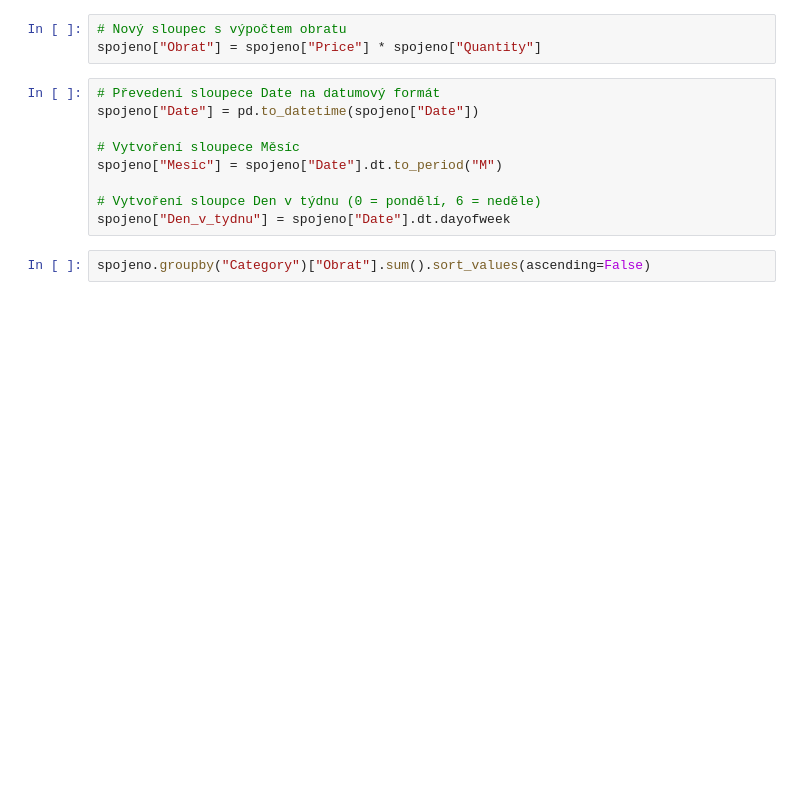
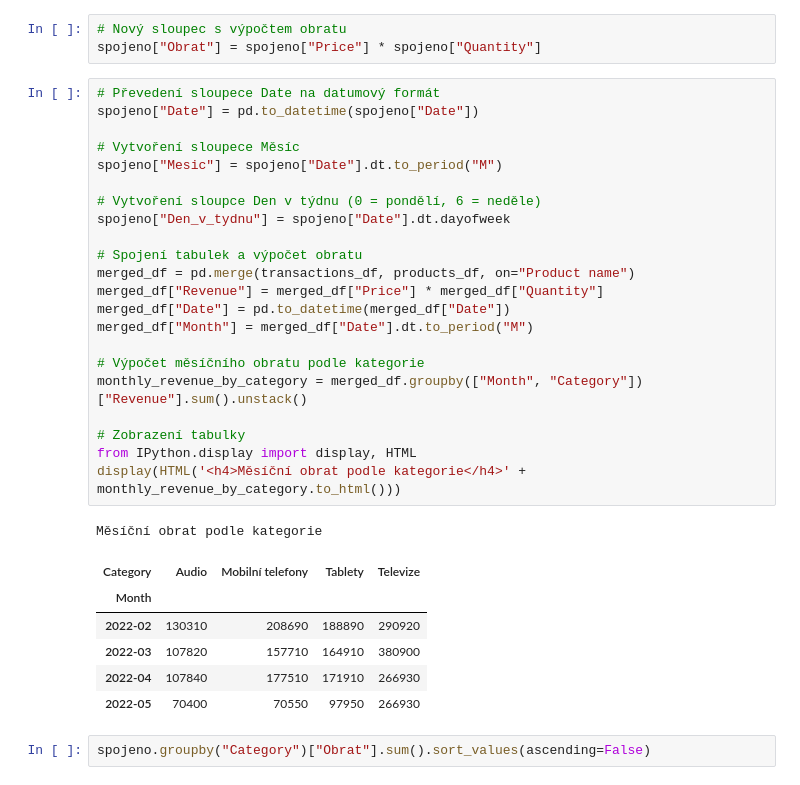
Before and after one commit to sandracumic/Test-Cross-Masters-s.r.o., a Jupyter notebook: Test_Cross_Masters_s_r_o_.ipynb, the cells around one changed output. Drawn from its saved outputs; the diff is of its cells as text; blank space fills up the shorter version.

```diff
--- a/Test_Cross_Masters_s_r_o_.ipynb
+++ b/Test_Cross_Masters_s_r_o_.ipynb
@@ -27,12 +35,33 @@ spojeno["Obrat"] = spojeno["Price"] * spojeno["Quantity"]
 # %%
 # Převedení sloupece Date na datumový formát
 spojeno["Date"] = pd.to_datetime(spojeno["Date"])
 
 # Vytvoření sloupece Měsíc
 spojeno["Mesic"] = spojeno["Date"].dt.to_period("M")
 
 # Vytvoření sloupce Den v týdnu (0 = pondělí, 6 = neděle)
 spojeno["Den_v_tydnu"] = spojeno["Date"].dt.dayofweek
+
+# Spojení tabulek a výpočet obratu
+merged_df = pd.merge(transactions_df, products_df, on="Product name")
+merged_df["Revenue"] = merged_df["Price"] * merged_df["Quantity"]
+merged_df["Date"] = pd.to_datetime(merged_df["Date"])
+merged_df["Month"] = merged_df["Date"].dt.to_period("M")
+
+# Výpočet měsíčního obratu podle kategorie
+monthly_revenue_by_category = merged_df.groupby(["Month", "Category"])["Revenue"].sum().unstack()
+
+# Zobrazení tabulky
+from IPython.display import display, HTML
+display(HTML('<h4>Měsíční obrat podle kategorie</h4>' + monthly_revenue_by_category.to_html()))
+# %% [output]
+Měsíční obrat podle kategorie
+| Category | Audio | Mobilní telefony | Tablety | Televize |
+| Month |  |  |  |  |
+| 2022-02 | 130310 | 208690 | 188890 | 290920 |
+| 2022-03 | 107820 | 157710 | 164910 | 380900 |
+| 2022-04 | 107840 | 177510 | 171910 | 266930 |
+| 2022-05 | 70400 | 70550 | 97950 | 266930 |
 # %%
 spojeno.groupby("Category")["Obrat"].sum().sort_values(ascending=False)
 # %% [output]
```
Also changed, not shown: parts of 7 cells of this notebook.
